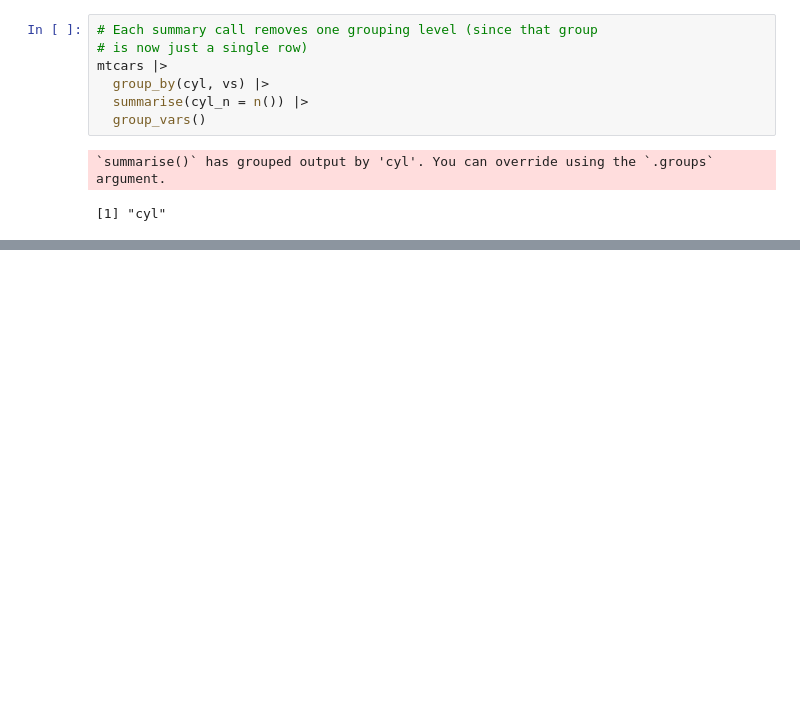
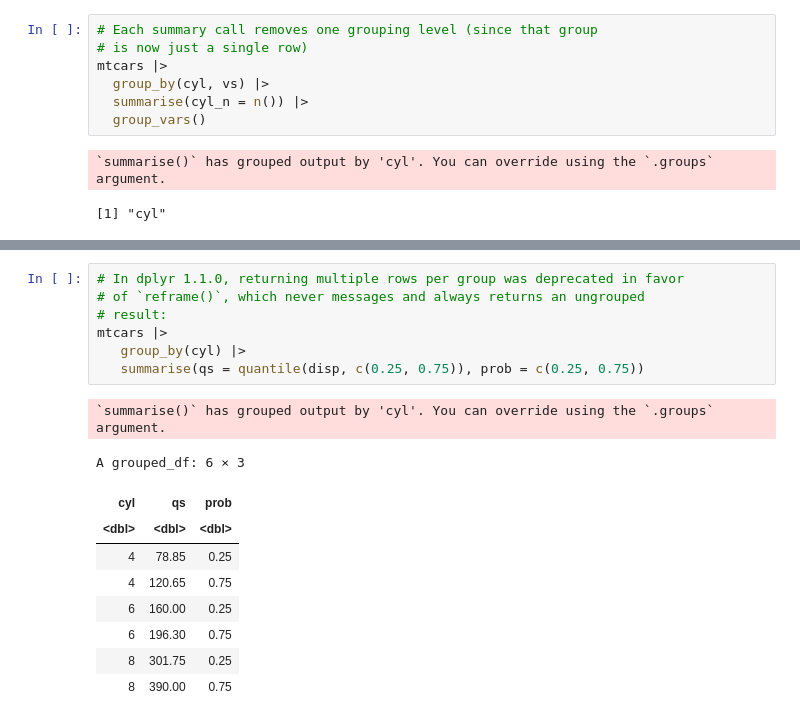
Before and after one commit to Francesco-Ghizzo/Data-Science, a Jupyter notebook: R/Tidyverse/dplyr/Summarise each group down to one row.ipynb, the cells around one changed output, grey strips where cells are left out. Saved outputs shown, nothing was run; the diff lists cells and outputs as text; blank space fills up the shorter version.

```diff
--- a/R/Tidyverse/dplyr/Summarise each group down to one row.ipynb
+++ b/R/Tidyverse/dplyr/Summarise each group down to one row.ipynb
@@ -251,0 +187,18 @@ mtcars |>
+# %%
+# In dplyr 1.1.0, returning multiple rows per group was deprecated in favor
+# of `reframe()`, which never messages and always returns an ungrouped
+# result:
+mtcars |>
+   group_by(cyl) |>
+   summarise(qs = quantile(disp, c(0.25, 0.75)), prob = c(0.25, 0.75))
+# %% [output]
+`summarise()` has grouped output by 'cyl'. You can override using the `.groups` argument.
+A grouped_df: 6 × 3
+| cyl | qs | prob |
+| <dbl> | <dbl> | <dbl> |
+| 4 | 78.85 | 0.25 |
+| 4 | 120.65 | 0.75 |
+| 6 | 160.00 | 0.25 |
+| 6 | 196.30 | 0.75 |
+| 8 | 301.75 | 0.25 |
+| 8 | 390.00 | 0.75 |
```
Also changed, not shown: parts of 6 cells of this notebook, 1 other file.
